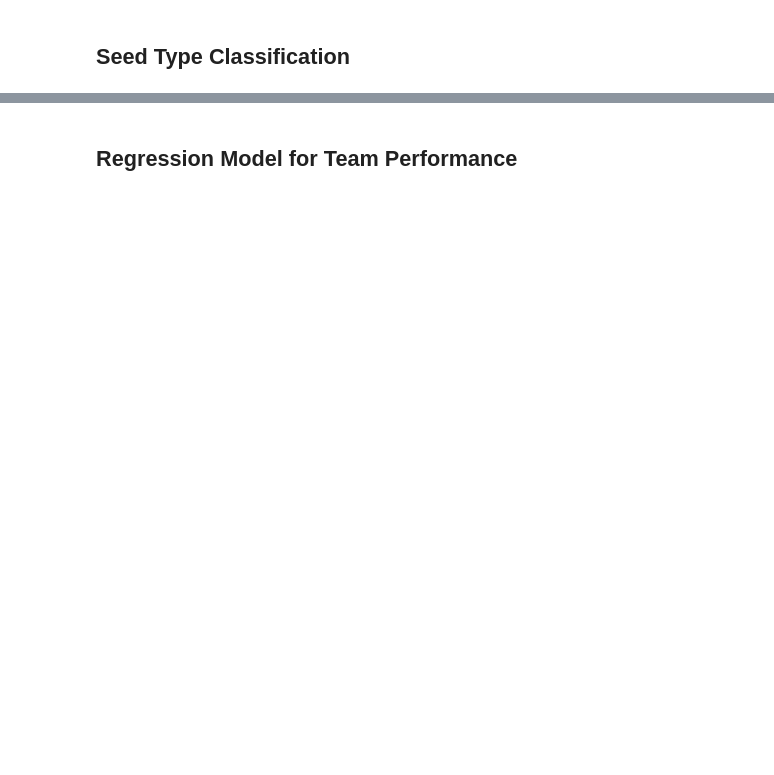
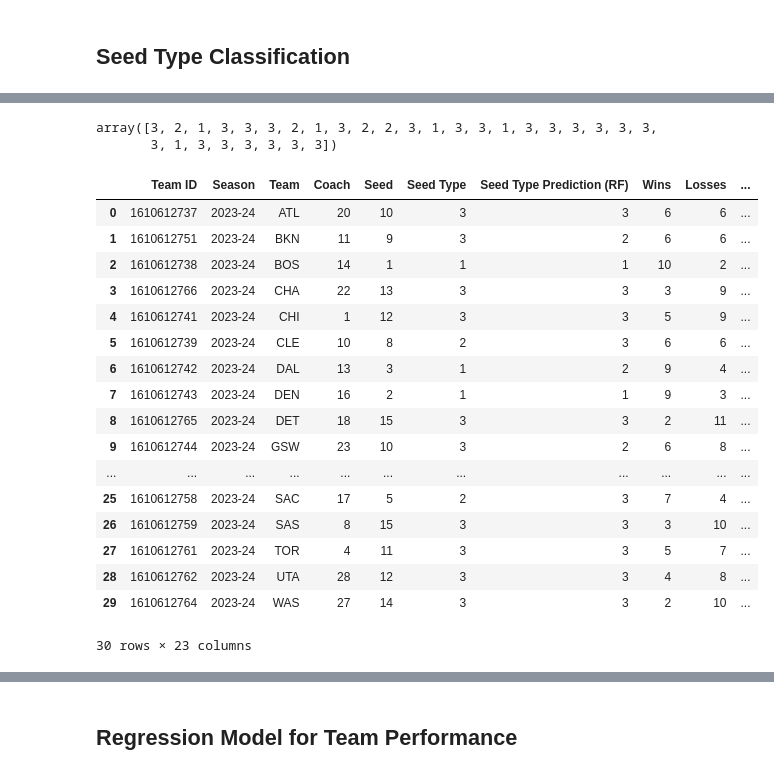
Before and after one commit to cgkelvin/sports-analytics, a Jupyter notebook: analysis.ipynb, the cells around one changed output, grey strips where cells are left out. Cells and saved outputs as stored; diff of their text form; code cells hidden in the pictures; blank space fills up the shorter version.

```diff
--- a/analysis.ipynb
+++ b/analysis.ipynb
@@ -303,14 +439,14 @@ combined_df
 # %%
-# training_data = combined_df.dropna()
-# training_data = training_data[training_data['Season'] != '2023-24']
+clean_data = combined_df.dropna()
+training_data = clean_data[clean_data['Season'] != '2023-24']
 
-# x = training_data.drop(columns=['Season', 'Team', 'Helper', 'Seed Type'])
-# y = training_data['Seed Type']
+x, y = preprocess_data(training_data)
+x_train, x_test, y_train, y_test = train_test_split(x, y, test_size=0.2, random_state=2)
 
-# x_train, x_test, y_train, y_test = train_test_split(x, y, test_size=0.3, random_state=42)
-# x_train['Coach'] = LabelEncoder().fit_transform(x_train['Coach'])
-# x_test['Coach'] = LabelEncoder().fit_transform(x_test['Coach'])
+rf_model = RandomForestClassifier(random_state=42)
+rf_model.fit(x_train, y_train)
 
-# rf_model = RandomForestClassifier(random_state=42)
-# rf_model.fit(x_train, y_train)
+y_pred = rf_model.predict(x_test)
+accuracy = accuracy_score(y_test, y_pred)
+print(f"Accuracy: {accuracy * 100:.2f}%")
 # %% [output]
@@ -384,0 +466,11 @@ pred_rf = pd.DataFrame(y_pred)
+# %%
+cs_data = clean_data[clean_data['Season'] == '2023-24']
+x_test_cs, y_test_cs = preprocess_data(cs_data)
+x_train_cs, y_train_cs = preprocess_data(training_data)
+
+rf_cs = RandomForestClassifier(random_state=42)
+rf_cs.fit(x_train_cs, y_train_cs)
+
+y_pred_cs = rf_cs.predict(x_test_cs)
+accuracy_cs = accuracy_score(y_test_cs, y_pred_cs)
+print(f"Accuracy: {accuracy_cs * 100:.2f}%")
@@ -385,4 +489,36 @@ pred_rf = pd.DataFrame(y_pred)
+# %%
+#x_train_cs.to_clipboard()
+#y_train_cs.to_clipboard()
+#x_test_cs.to_clipboard()
+#y_test_cs.to_clipboard()
+
+y_pred_cs
+# %% [output]
+array([3, 2, 1, 3, 3, 3, 2, 1, 3, 2, 2, 3, 1, 3, 3, 1, 3, 3, 3, 3, 3, 3,
+       3, 1, 3, 3, 3, 3, 3, 3])
+# %%
+current_season_predictions = cs_data
+current_season_predictions.reset_index(drop=True, inplace=True)
 # %%
-#current_season_predictions = current_season_predictions.drop(columns='Seed Type Predictions')
-current_season_predictions = test_data
-current_season_predictions.reset_index(drop=True, inplace=True)
+#current_season_predictions = current_season_predictions.drop(columns='Seed Type Prediction (RF)')
+#current_season_predictions.insert(6, 'Seed Type Prediction (RF)', y_pred_cs)
+current_season_predictions
+# %% [output]
+|  | Team ID | Season | Team | Coach | Seed | Seed Type | Seed Type Prediction (RF) | Wins | Losses | ... |
+| 0 | 1610612737 | 2023-24 | ATL | 20 | 10 | 3 | 3 | 6 | 6 | ... |
+| 1 | 1610612751 | 2023-24 | BKN | 11 | 9 | 3 | 2 | 6 | 6 | ... |
+| 2 | 1610612738 | 2023-24 | BOS | 14 | 1 | 1 | 1 | 10 | 2 | ... |
+| 3 | 1610612766 | 2023-24 | CHA | 22 | 13 | 3 | 3 | 3 | 9 | ... |
+| 4 | 1610612741 | 2023-24 | CHI | 1 | 12 | 3 | 3 | 5 | 9 | ... |
+| 5 | 1610612739 | 2023-24 | CLE | 10 | 8 | 2 | 3 | 6 | 6 | ... |
+| 6 | 1610612742 | 2023-24 | DAL | 13 | 3 | 1 | 2 | 9 | 4 | ... |
+| 7 | 1610612743 | 2023-24 | DEN | 16 | 2 | 1 | 1 | 9 | 3 | ... |
+| 8 | 1610612765 | 2023-24 | DET | 18 | 15 | 3 | 3 | 2 | 11 | ... |
+| 9 | 1610612744 | 2023-24 | GSW | 23 | 10 | 3 | 2 | 6 | 8 | ... |
+| ... | ... | ... | ... | ... | ... | ... | ... | ... | ... | ... |
+| 25 | 1610612758 | 2023-24 | SAC | 17 | 5 | 2 | 3 | 7 | 4 | ... |
+| 26 | 1610612759 | 2023-24 | SAS | 8 | 15 | 3 | 3 | 3 | 10 | ... |
+| 27 | 1610612761 | 2023-24 | TOR | 4 | 11 | 3 | 3 | 5 | 7 | ... |
+| 28 | 1610612762 | 2023-24 | UTA | 28 | 12 | 3 | 3 | 4 | 8 | ... |
+| 29 | 1610612764 | 2023-24 | WAS | 27 | 14 | 3 | 3 | 2 | 10 | ... |
+30 rows × 23 columns
```
Also changed, not shown: parts of 35 cells of this notebook.
